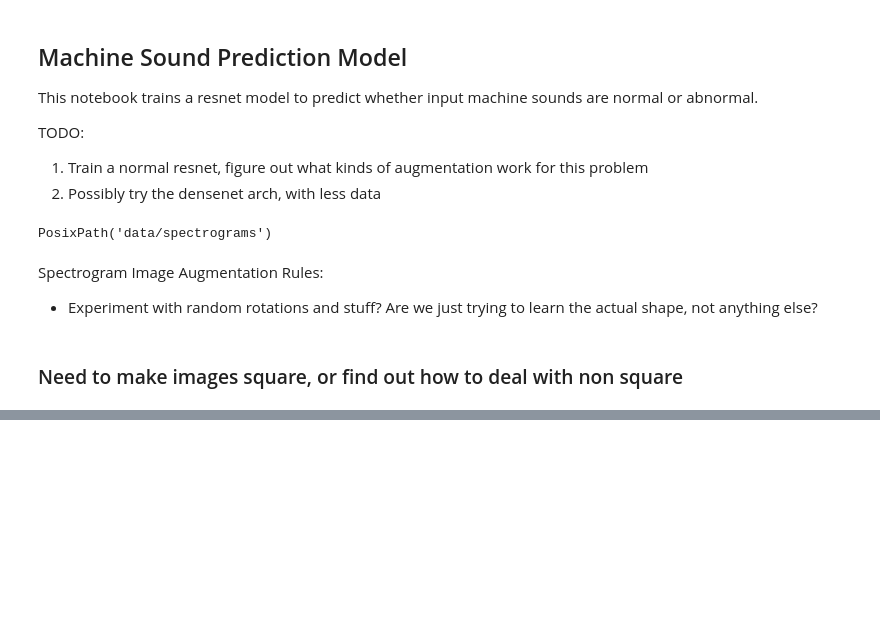
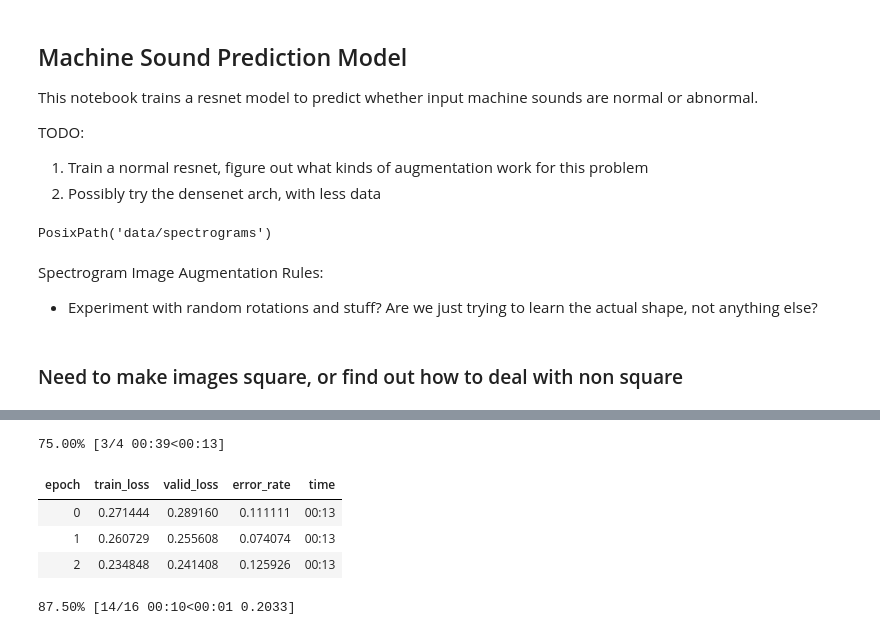
Before and after one commit to PeterFriedrich/machine-sound-prediction, a Jupyter notebook: Model Training.ipynb, the cells around one changed output, grey strips where cells are left out. Saved outputs shown, nothing was run; the diff lists cells and outputs as text; code cells hidden in the pictures; blank space fills up the shorter version.

```diff
--- a/Model Training.ipynb
+++ b/Model Training.ipynb
@@ -55,5 +97,12 @@ learn.recorder.plot()
 # %%
-learn.fit_one_cycle(5, slice())
+learn.fit_one_cycle(4, slice(1e-5, 1e-4))
+# %% [output]
+75.00% [3/4 00:39<00:13]
+| epoch | train_loss | valid_loss | error_rate | time |
+| 0 | 0.271444 | 0.289160 | 0.111111 | 00:13 |
+| 1 | 0.260729 | 0.255608 | 0.074074 | 00:13 |
+| 2 | 0.234848 | 0.241408 | 0.125926 | 00:13 |
+87.50% [14/16 00:10<00:01 0.2033]
 # %%
 learn.save()
 # %%
```
Also changed, not shown: parts of 12 cells of this notebook.
